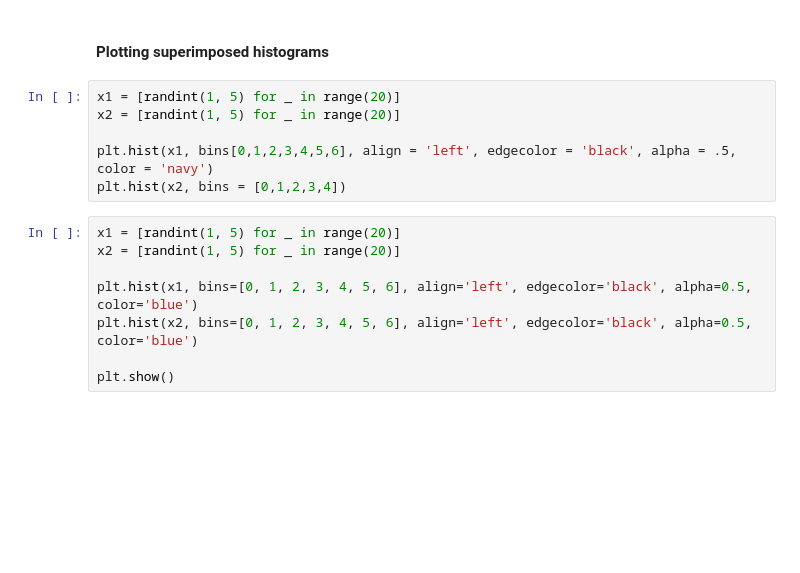
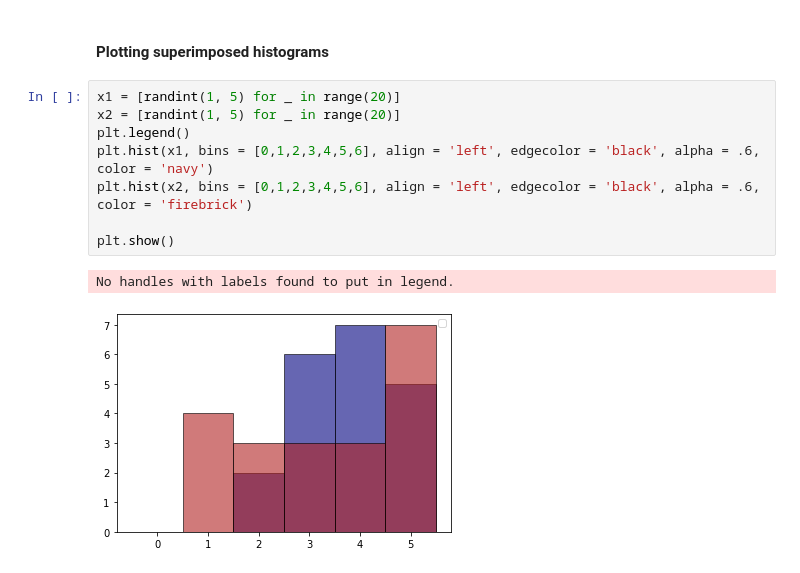
Before and after one commit to soslin/python_review, a Jupyter notebook: 03_matplotlib_and_seaborn.ipynb, the cells around one changed output. Saved outputs shown, nothing was run; the diff lists cells and outputs as text; blank space fills up the shorter version.

```diff
--- a/03_matplotlib_and_seaborn.ipynb
+++ b/03_matplotlib_and_seaborn.ipynb
@@ -269,14 +269,11 @@ plt.show()
 # %%
 x1 = [randint(1, 5) for _ in range(20)]
 x2 = [randint(1, 5) for _ in range(20)]
+plt.legend()
+plt.hist(x1, bins = [0,1,2,3,4,5,6], align = 'left', edgecolor = 'black', alpha = .6, color = 'navy')
+plt.hist(x2, bins = [0,1,2,3,4,5,6], align = 'left', edgecolor = 'black', alpha = .6, color = 'firebrick')
 
-plt.hist(x1, bins[0,1,2,3,4,5,6], align = 'left', edgecolor = 'black', alpha = .5, color = 'navy')
-plt.hist(x2, bins = [0,1,2,3,4])
+plt.show()
+# %% [output]
+No handles with labels found to put in legend.
+[figure, added]
-# %%
-x1 = [randint(1, 5) for _ in range(20)]
-x2 = [randint(1, 5) for _ in range(20)]
-
-plt.hist(x1, bins=[0, 1, 2, 3, 4, 5, 6], align='left', edgecolor='black', alpha=0.5, color='blue')
-plt.hist(x2, bins=[0, 1, 2, 3, 4, 5, 6], align='left', edgecolor='black', alpha=0.5, color='blue')
-
-plt.show()
```
Also changed, not shown: parts of 10 cells of this notebook.
